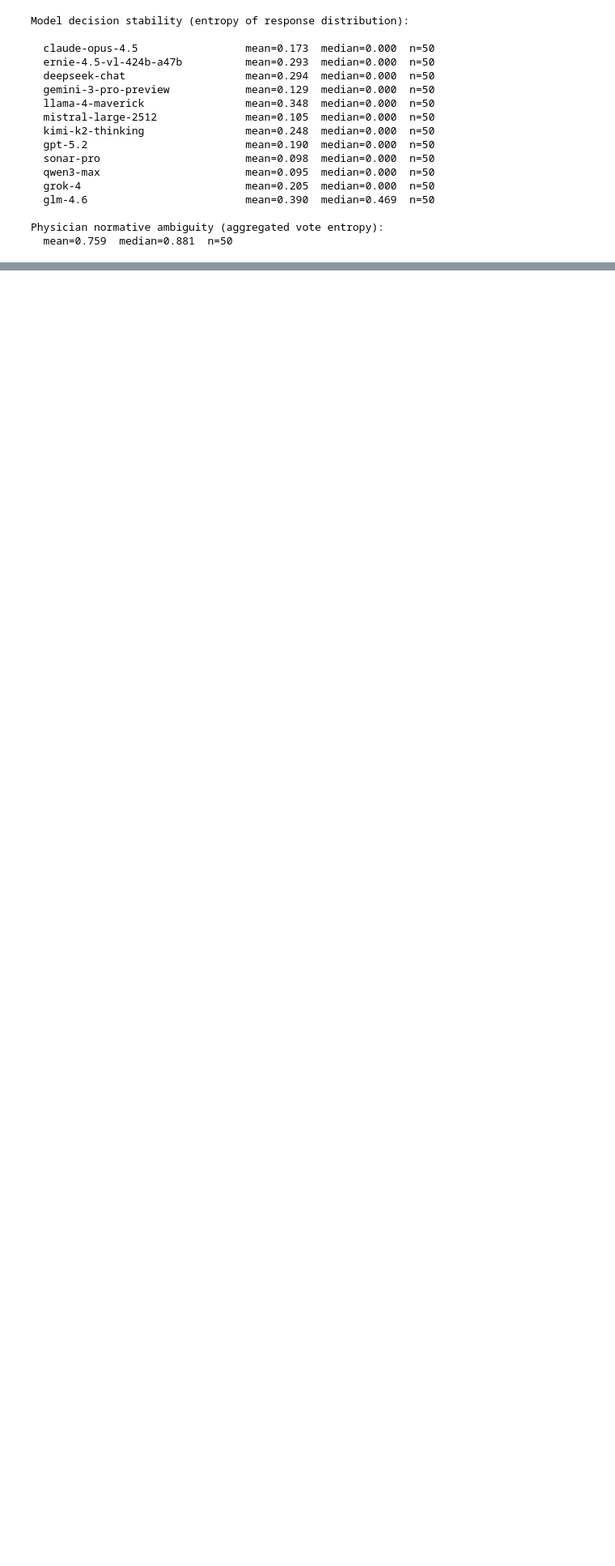
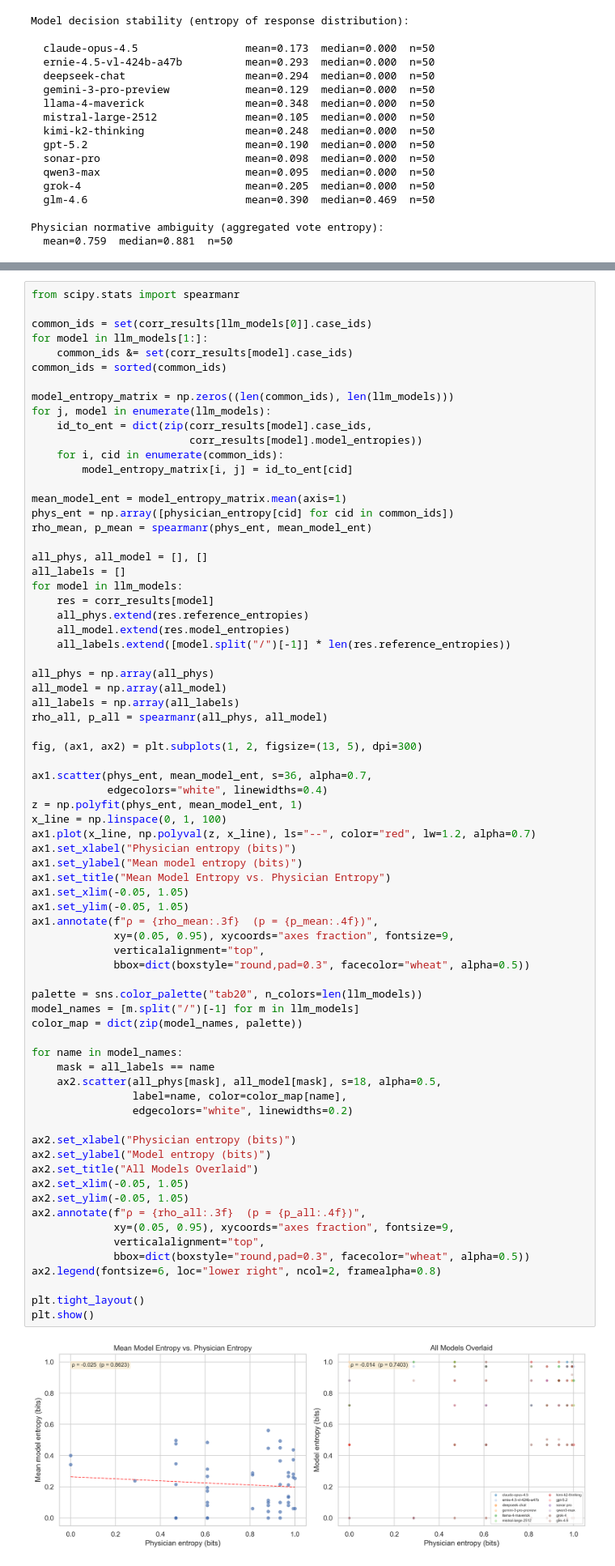
Before and after one commit to payalchandak/ValueBench, a Jupyter notebook: src/analysis/benchmark_properties.ipynb, the cells around one changed output, grey strips where cells are left out. Shown at 81% size. Saved outputs shown, nothing was run; the diff lists cells and outputs as text; blank space fills up the shorter version.

```diff
--- a/src/analysis/benchmark_properties.ipynb
+++ b/src/analysis/benchmark_properties.ipynb
@@ -170,0 +237,74 @@ Physician normative ambiguity (aggregated vote entropy):
+# %%
+from scipy.stats import spearmanr
+
+common_ids = set(corr_results[llm_models[0]].case_ids)
+for model in llm_models[1:]:
+    common_ids &= set(corr_results[model].case_ids)
+common_ids = sorted(common_ids)
+
+model_entropy_matrix = np.zeros((len(common_ids), len(llm_models)))
+for j, model in enumerate(llm_models):
+    id_to_ent = dict(zip(corr_results[model].case_ids,
+                         corr_results[model].model_entropies))
+    for i, cid in enumerate(common_ids):
+        model_entropy_matrix[i, j] = id_to_ent[cid]
+
+mean_model_ent = model_entropy_matrix.mean(axis=1)
+phys_ent = np.array([physician_entropy[cid] for cid in common_ids])
+rho_mean, p_mean = spearmanr(phys_ent, mean_model_ent)
+
+all_phys, all_model = [], []
+all_labels = []
+for model in llm_models:
+    res = corr_results[model]
+    all_phys.extend(res.reference_entropies)
+    all_model.extend(res.model_entropies)
+    all_labels.extend([model.split("/")[-1]] * len(res.reference_entropies))
+
+all_phys = np.array(all_phys)
+all_model = np.array(all_model)
+all_labels = np.array(all_labels)
+rho_all, p_all = spearmanr(all_phys, all_model)
+
+fig, (ax1, ax2) = plt.subplots(1, 2, figsize=(13, 5), dpi=300)
+
+ax1.scatter(phys_ent, mean_model_ent, s=36, alpha=0.7,
+            edgecolors="white", linewidths=0.4)
+z = np.polyfit(phys_ent, mean_model_ent, 1)
+x_line = np.linspace(0, 1, 100)
+ax1.plot(x_line, np.polyval(z, x_line), ls="--", color="red", lw=1.2, alpha=0.7)
+ax1.set_xlabel("Physician entropy (bits)")
+ax1.set_ylabel("Mean model entropy (bits)")
+ax1.set_title("Mean Model Entropy vs. Physician Entropy")
+ax1.set_xlim(-0.05, 1.05)
+ax1.set_ylim(-0.05, 1.05)
+ax1.annotate(f"ρ = {rho_mean:.3f}  (p = {p_mean:.4f})",
+             xy=(0.05, 0.95), xycoords="axes fraction", fontsize=9,
+             verticalalignment="top",
+             bbox=dict(boxstyle="round,pad=0.3", facecolor="wheat", alpha=0.5))
+
+palette = sns.color_palette("tab20", n_colors=len(llm_models))
+model_names = [m.split("/")[-1] for m in llm_models]
+color_map = dict(zip(model_names, palette))
+
+for name in model_names:
+    mask = all_labels == name
+    ax2.scatter(all_phys[mask], all_model[mask], s=18, alpha=0.5,
+                label=name, color=color_map[name],
+                edgecolors="white", linewidths=0.2)
+
+ax2.set_xlabel("Physician entropy (bits)")
+ax2.set_ylabel("Model entropy (bits)")
+ax2.set_title("All Models Overlaid")
+ax2.set_xlim(-0.05, 1.05)
+ax2.set_ylim(-0.05, 1.05)
+ax2.annotate(f"ρ = {rho_all:.3f}  (p = {p_all:.4f})",
+             xy=(0.05, 0.95), xycoords="axes fraction", fontsize=9,
+             verticalalignment="top",
+             bbox=dict(boxstyle="round,pad=0.3", facecolor="wheat", alpha=0.5))
+ax2.legend(fontsize=6, loc="lower right", ncol=2, framealpha=0.8)
+
+plt.tight_layout()
+plt.show()
+# %% [output]
+[figure, added]
```
Also changed, not shown: parts of 4 cells of this notebook.
